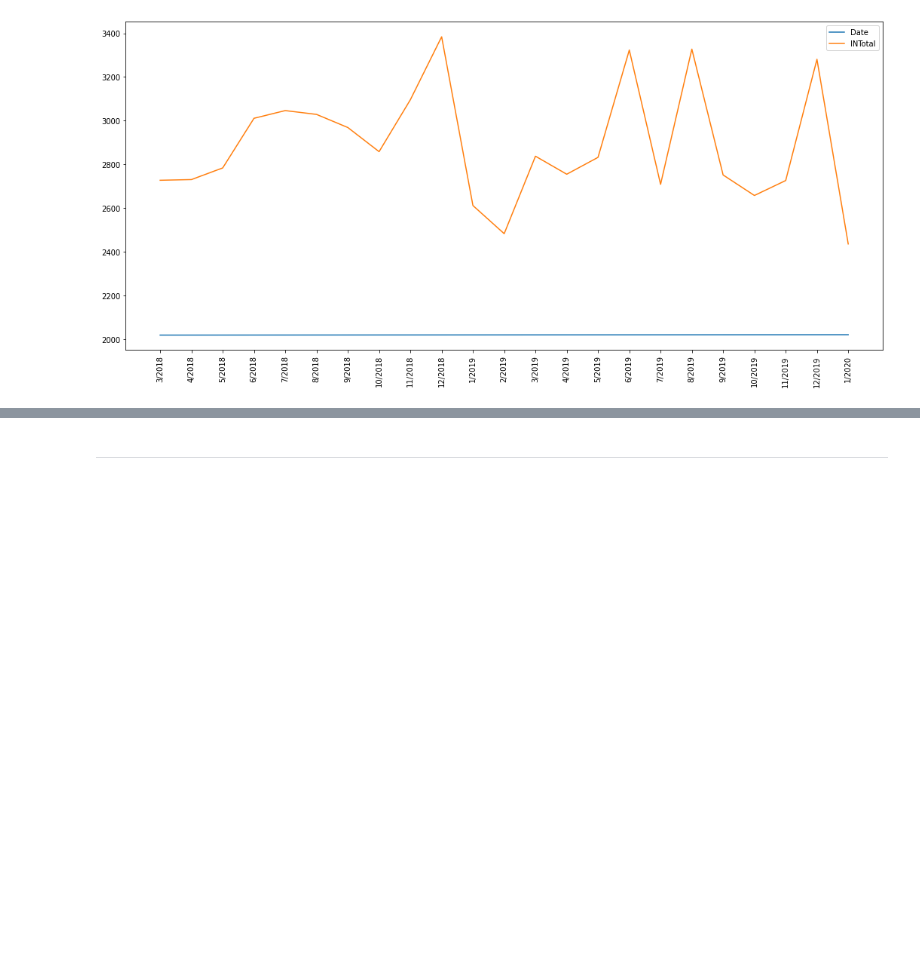
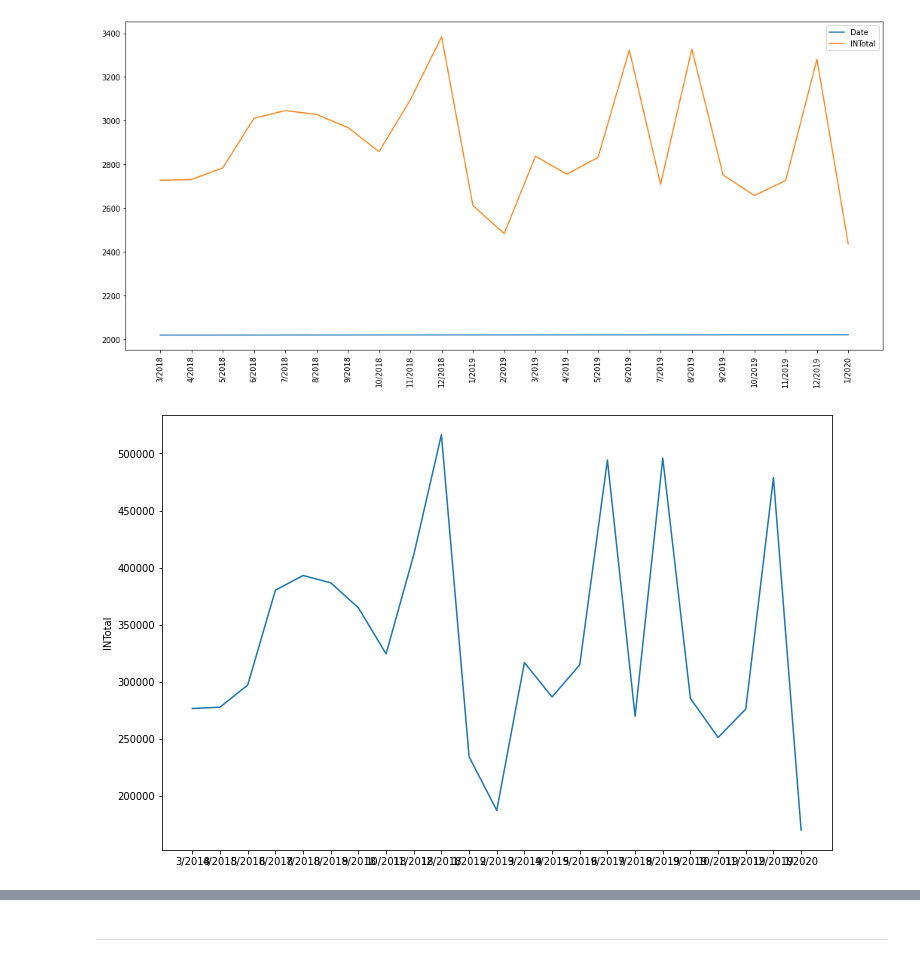
Before and after one commit to kauebr/Estudando, a Jupyter notebook: Processo Seletivo/Análise.ipynb, the cells around one changed output, grey strips where cells are left out. Saved outputs shown, nothing was run; the diff lists cells and outputs as text; code cells hidden in the pictures; blank space fills up the shorter version.

```diff
--- a/Processo Seletivo/Análise.ipynb
+++ b/Processo Seletivo/Análise.ipynb
@@ -374,5 +391,10 @@ plt.show()'''
 # %% [output]
 "\nfig, ax = plt.subplots()\nbrazil_dataset.plot('UF', 'Population', ax = ax)\nax.set_xticks(range(len(brazil_dataset['UF'])))\nax.set_xticklabels(brazil_dataset['UF'])\nplt.xticks(rotation = 45)\nplt ...
 [figure]
+# %%
+x = sns.lineplot(x=labels, y=df_filtro['INTotal'], data=df_filtro)
+x.figure.set_size_inches(12, 8)
+# %% [output]
+[figure, added]
 # %%
 len labels
```
Also changed, not shown: parts of 7 cells of this notebook.
